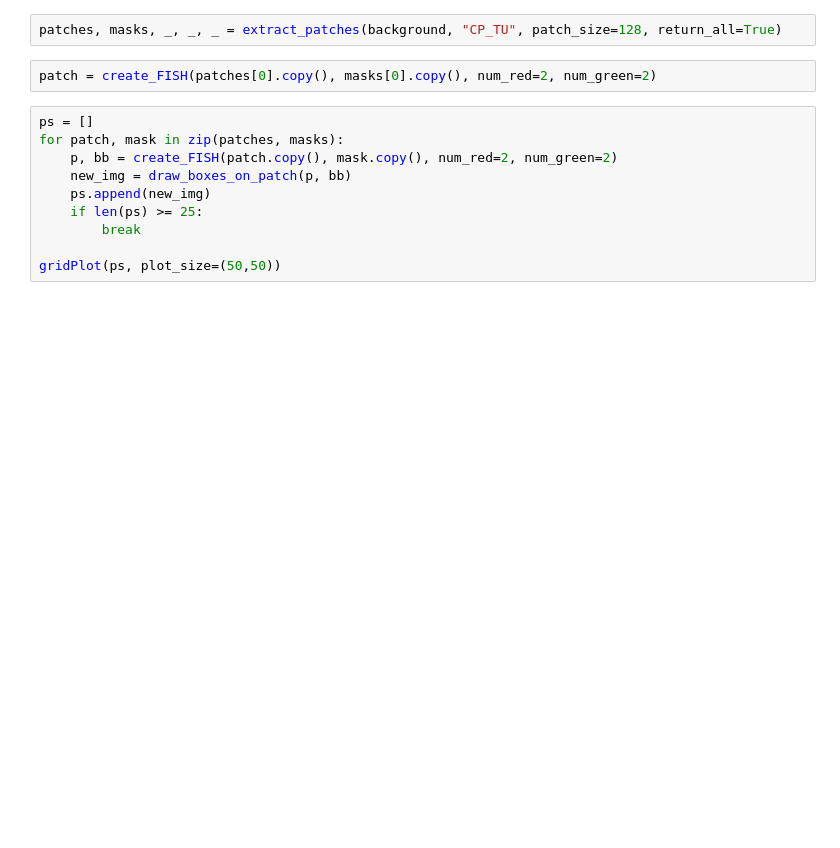
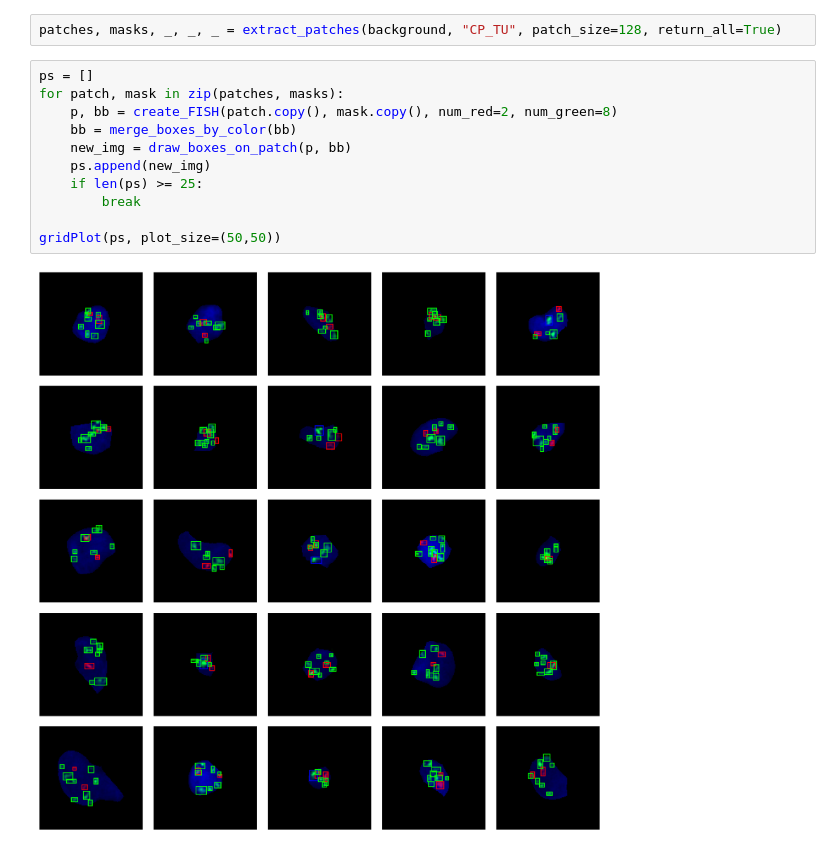
Before and after one commit to SimonBon/FISHPainter, a Jupyter notebook: notebook.ipynb, the cells around one changed output. Drawn from its saved outputs; the diff is of its cells as text; blank space fills up the shorter version.

```diff
--- a/notebook.ipynb
+++ b/notebook.ipynb
@@ -19,14 +26,15 @@ print(background.shape)
 # %%
 patches, masks, _, _, _ = extract_patches(background, "CP_TU", patch_size=128, return_all=True)
-# %%
-patch = create_FISH(patches[0].copy(), masks[0].copy(), num_red=2, num_green=2)
 # %%
 ps = []
 for patch, mask in zip(patches, masks):
-    p, bb = create_FISH(patch.copy(), mask.copy(), num_red=2, num_green=2)
+    p, bb = create_FISH(patch.copy(), mask.copy(), num_red=2, num_green=8)
+    bb = merge_boxes_by_color(bb)
     new_img = draw_boxes_on_patch(p, bb)
     ps.append(new_img)
     if len(ps) >= 25:
         break
 
 gridPlot(ps, plot_size=(50,50))
+# %% [output]
+[figure, added]
```
Also changed, not shown: parts of 2 cells of this notebook, 1 other file.
